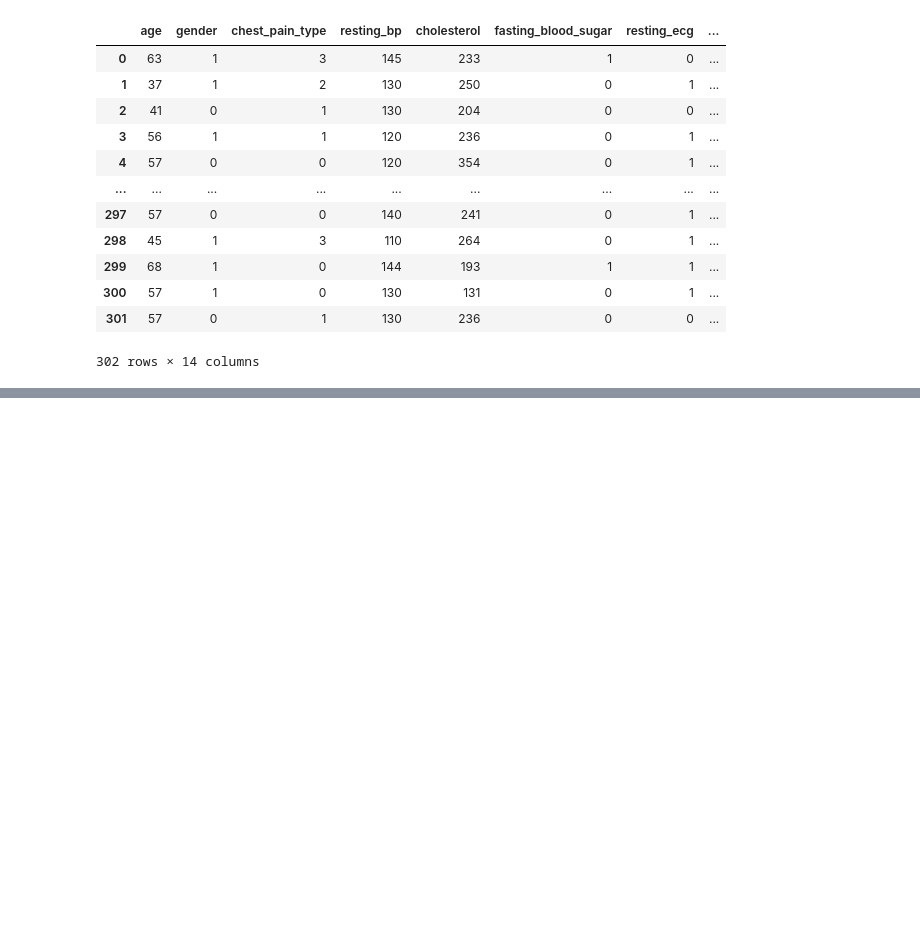
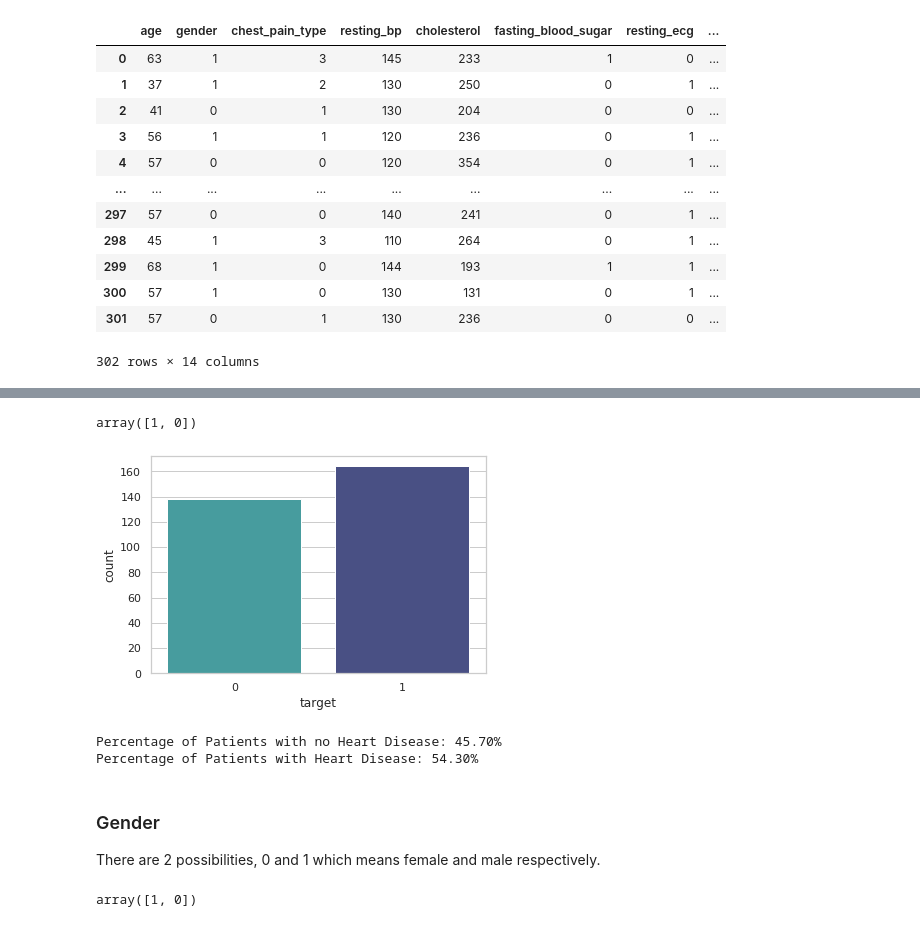
Before and after one commit to KruttikaBhat/Heart-Disease-Prediction, a Jupyter notebook: Descriptive Analytics.ipynb, the cells around one changed output, grey strips where cells are left out. Saved outputs shown, nothing was run; the diff lists cells and outputs as text; code cells hidden in the pictures; blank space fills up the shorter version.

```diff
--- a/Descriptive Analytics.ipynb
+++ b/Descriptive Analytics.ipynb
@@ -29,0 +29,24 @@ plt.show()
+# %%
+data['target'].unique()
+# %% [output]
+array([1, 0])
+# %%
+sns.countplot(x="target", data=data, palette="mako_r")
+plt.show()
+
+countNoDisease = len(data[data['target'] == 0])
+countHaveDisease = len(data[data['target'] == 1])
+total=len(data.index)
+print("Percentage of Patients with no Heart Disease: {:.2f}%".format(countNoDisease/total*100))
+print("Percentage of Patients with Heart Disease: {:.2f}%".format(countHaveDisease /total*100))
+# %% [output]
+[figure, added]
+Percentage of Patients with no Heart Disease: 45.70%
+Percentage of Patients with Heart Disease: 54.30%
+# %% [markdown]
+### Gender
+There are 2 possibilities, 0 and 1 which means female and male respectively.
+# %%
+data['gender'].unique()
+# %% [output]
+array([1, 0])
```
Also changed, not shown: parts of 25 cells of this notebook.
